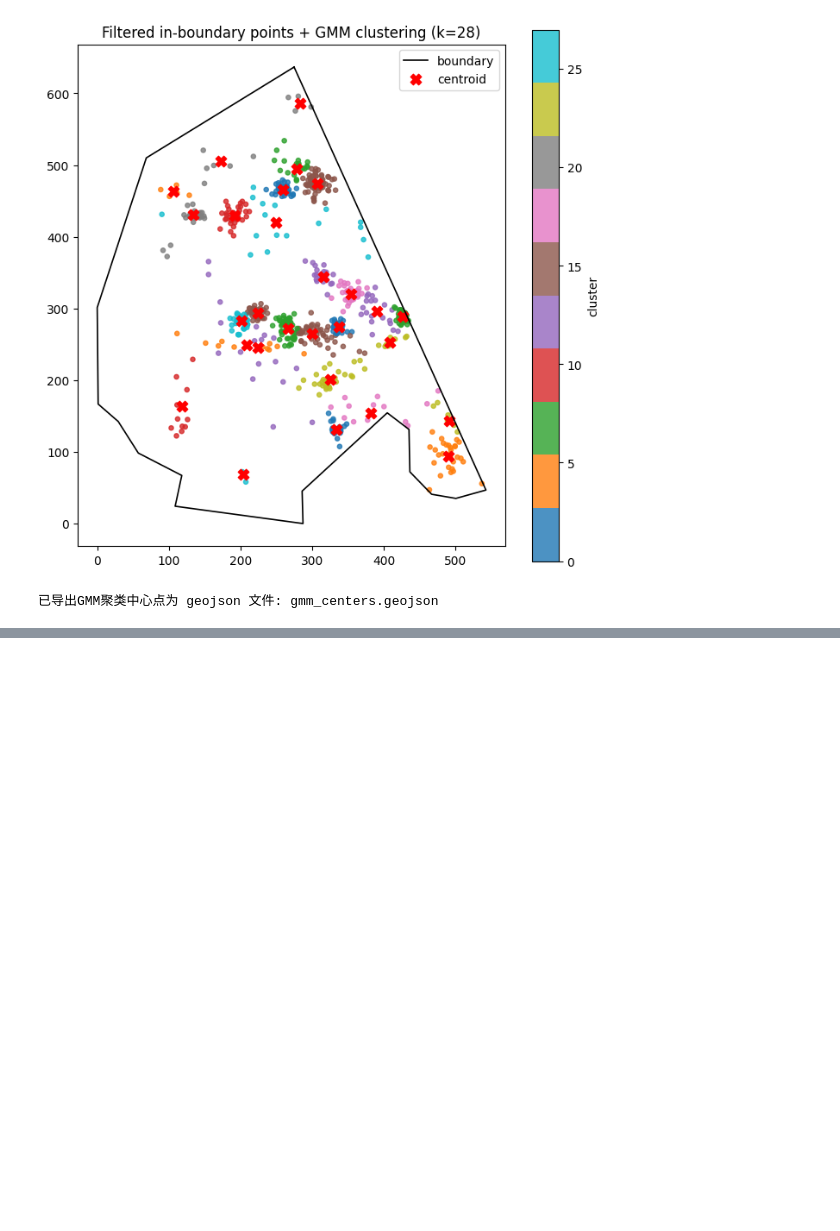
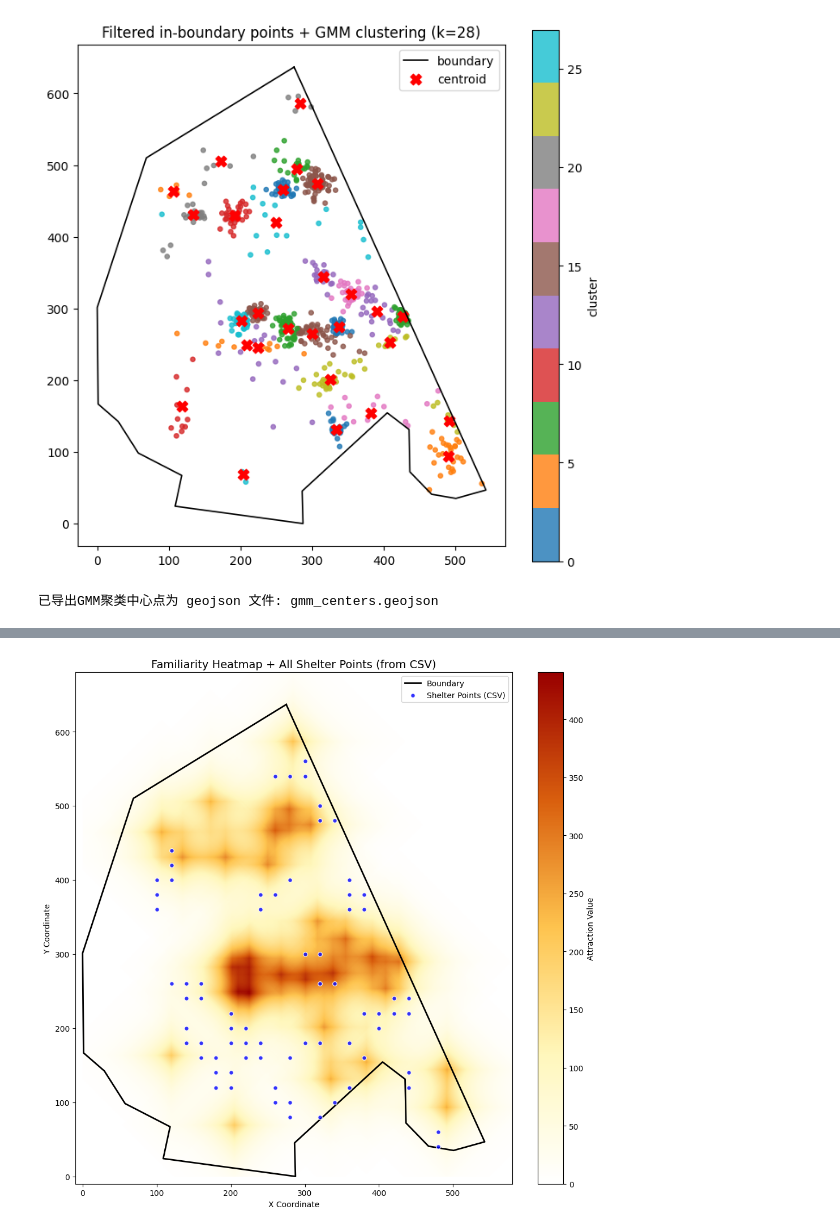
Before and after one commit to ZHUOYUYUIO/Social-physical-system-shelter, a Jupyter notebook: data_empirical/process.ipynb, the cells around one changed output, grey strips where cells are left out. Saved outputs shown, nothing was run; the diff lists cells and outputs as text; code cells hidden in the pictures; blank space fills up the shorter version.

```diff
--- a/data_empirical/process.ipynb
+++ b/data_empirical/process.ipynb
@@ -630,0 +712,86 @@ print("已导出GMM聚类中心点为 geojson 文件: gmm_centers.geojson")
+# %%
+import pandas as pd
+import json
+import numpy as np
+import matplotlib.pyplot as plt
+import matplotlib.colors as mcolors
+import os
+
+def plot_heatmap_with_shelter_csv(json_path, boundary_path, csv_path, grid_size=(700, 700)):
+    # 1. 加载熟悉度热力图数据
+    with open(json_path, 'r', encoding='utf-8') as f:
+        data = json.load(f)
+    flat_map = data.get("macro_environment", {}).get("map", [])
+    matrix = np.array(flat_map).reshape(grid_size)
+    matrix_plot = matrix.T.astype(float)
+
+    # 2. 加载 CSV 坐标点
+    shelter_df = pd.read_csv(csv_path)
+
+    # 3. 创建自定义色带
+    colors = ["#ffffff", "#fff7bc", "#fec44f", "#d95f0e", "#990000"]
+    custom_cmap = mcolors.LinearSegmentedColormap.from_list("smooth_heat", colors, N=256)
+
+    # 4. 绘图
+    plt.figure(figsize=(12, 10), facecolor='white')
+    ax = plt.gca()
+
+    # 绘制热力图底图
+    img = ax.imshow(
+        matrix_plot,
+        extent=[0, grid_size[0], 0, grid_size[1]],
+        origin='lower',
+        cmap=custom_cmap,
+        vmin=0,
+        aspect='equal',
+        interpolation='bilinear',
+        alpha=1.0,
+        zorder=1
+    )
+
+    # 5. 叠加边界线
+    if os.path.exists(boundary_path):
+        with open(boundary_path, 'r', encoding='utf-8') as f:
+            boundary_data = json.load(f)
+            feature = boundary_data['features'][0]
+            boundary_coords = np.array(feature['geometry']['coordinates'][0])
+            plt.plot(boundary_coords[:, 0], boundary_coords[:, 1],
+                     color='black', linewidth=2, label='Boundary', zorder=3)
+
+    # 6. 【核心步骤】叠加 CSV 中的 71 个避难所坐标点
+    plt.scatter(
+        shelter_df['x'],
+        shelter_df['y'],
+        c='blue',
+        s=30,
+        marker='o',
+        edgecolors='white',
+        label='Shelter Points (CSV)',
+        zorder=4,
+        alpha=0.8
+    )
+
+    # 7. 设置坐标范围与细节
+    plt.xlim(-10, 580)
+    plt.ylim(-10, 680)
+    plt.title("Familiarity Heatmap + All Shelter Points (from CSV)", fontsize=14)
+    plt.xlabel("X Coordinate")
+    plt.ylabel("Y Coordinate")
+
+    cbar = plt.colorbar(img, fraction=0.046, pad=0.04)
+    cbar.set_label('Attraction Value')
+
+    plt.legend(loc='upper right')
+    plt.grid(False)
+    plt.tight_layout()
+    plt.show()
+
+# --- 执行 ---
+base_path = r"D:\progamming\python_script\Social-physical-system-shelter"
+target_json = os.path.join(base_path, "data", "env_data", "attraction_matrix_familiar_points.json")
+boundary_file = os.path.join(base_path, "data_empirical", "boan.geojson")
+csv_file = os.path.join(base_path, "data", "output", "shelter_points.csv")
+
+plot_heatmap_with_shelter_csv(target_json, boundary_file, csv_file)
+# %% [output]
+[figure, added]
```
Also changed, not shown: parts of 3 cells of this notebook, 19 other files.
